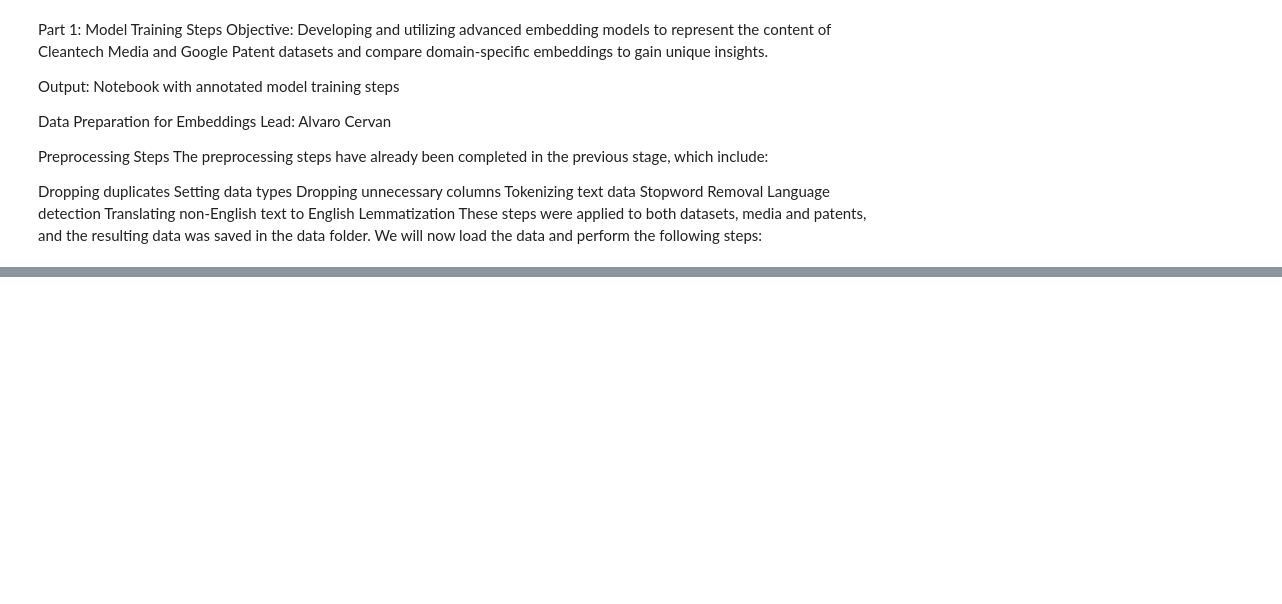
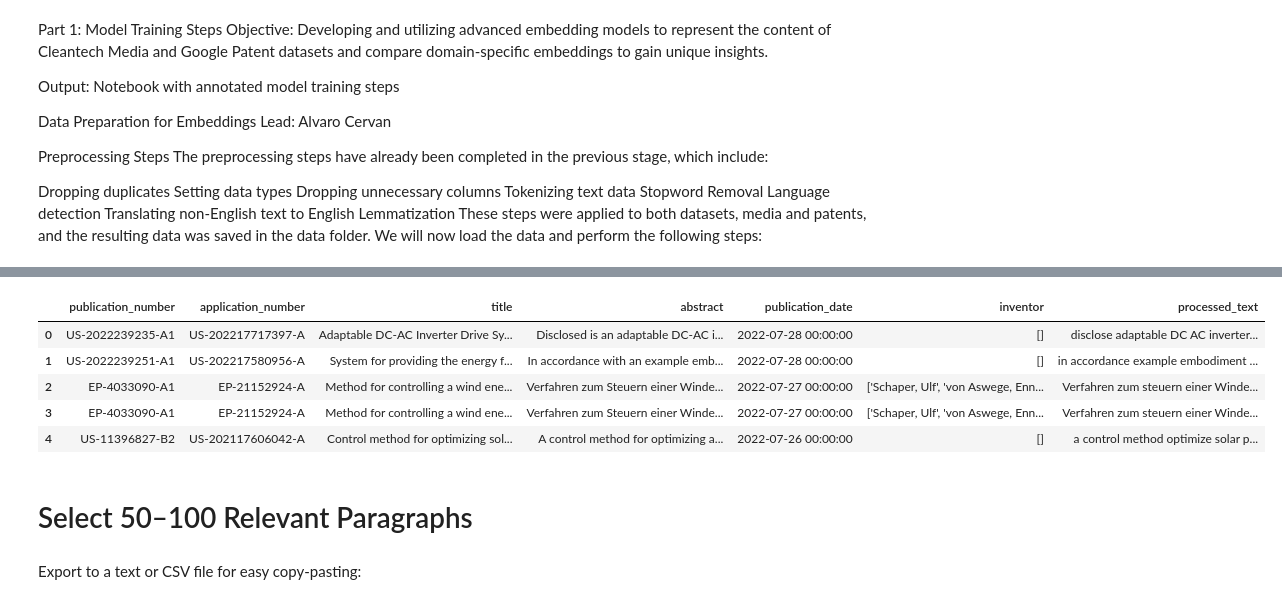
Before and after one commit to lucarenz1997/NLP, a Jupyter notebook: Stage_3_1.ipynb, the cells around one changed output, grey strips where cells are left out. Saved outputs shown, nothing was run; the diff lists cells and outputs as text; code cells hidden in the pictures; blank space fills up the shorter version.

```diff
--- a/Stage_3_1.ipynb
+++ b/Stage_3_1.ipynb
@@ -78,0 +43,5 @@ Media Train:
+# %%
+prepdata_media= pd.read_csv("/content/drive/MyDrive/CLT/data/processed_media_data_backup.csv")
+prepdata_patent = pd.read_csv("/content/drive/MyDrive/CLT/data/processed_patent_data_backup.csv")
+print("Media Backup:")
+prepdata_media.head(5)
@@ -78,0 +56,11 @@ Media Train:
+# %%
+prepdata_patent.head(5)
+# %% [output]
+|  | publication_number | application_number | title | abstract | publication_date | inventor | processed_text |
+| 0 | US-2022239235-A1 | US-202217717397-A | Adaptable DC-AC Inverter Drive Sy... | Disclosed is an adaptable DC-AC i... | 2022-07-28 00:00:00 | [] | disclose adaptable DC AC inverter... |
+| 1 | US-2022239251-A1 | US-202217580956-A | System for providing the energy f... | In accordance with an example emb... | 2022-07-28 00:00:00 | [] | in accordance example embodiment ... |
+| 2 | EP-4033090-A1 | EP-21152924-A | Method for controlling a wind ene... | Verfahren zum Steuern einer Winde... | 2022-07-27 00:00:00 | ['Schaper, Ulf', 'von Aswege, Enn... | Verfahren zum steuern einer Winde... |
+| 3 | EP-4033090-A1 | EP-21152924-A | Method for controlling a wind ene... | Verfahren zum Steuern einer Winde... | 2022-07-27 00:00:00 | ['Schaper, Ulf', 'von Aswege, Enn... | Verfahren zum steuern einer Winde... |
+| 4 | US-11396827-B2 | US-202117606042-A | Control method for optimizing sol... | A control method for optimizing a... | 2022-07-26 00:00:00 | [] | a control method optimize solar p... |
+# %% [markdown]
+# Select 50–100 Relevant Paragraphs
@@ -78,0 +78,2 @@ Media Train:
+# %% [markdown]
+Export to a text or CSV file for easy copy-pasting:
```
Also changed, not shown: parts of 8 cells of this notebook.
